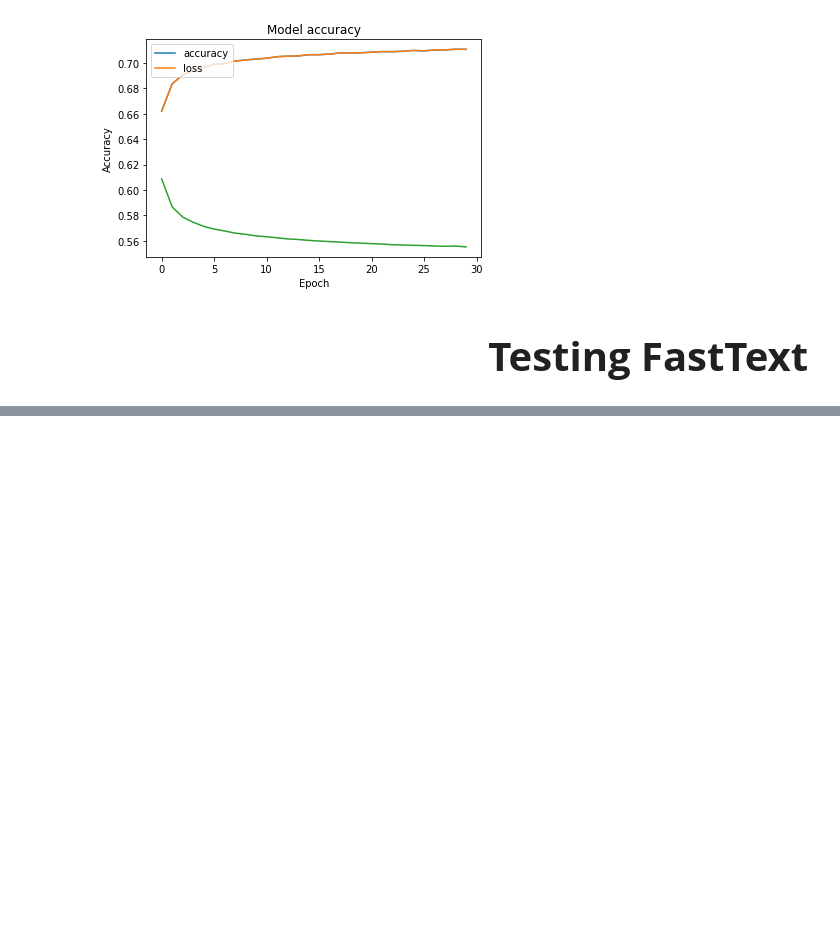
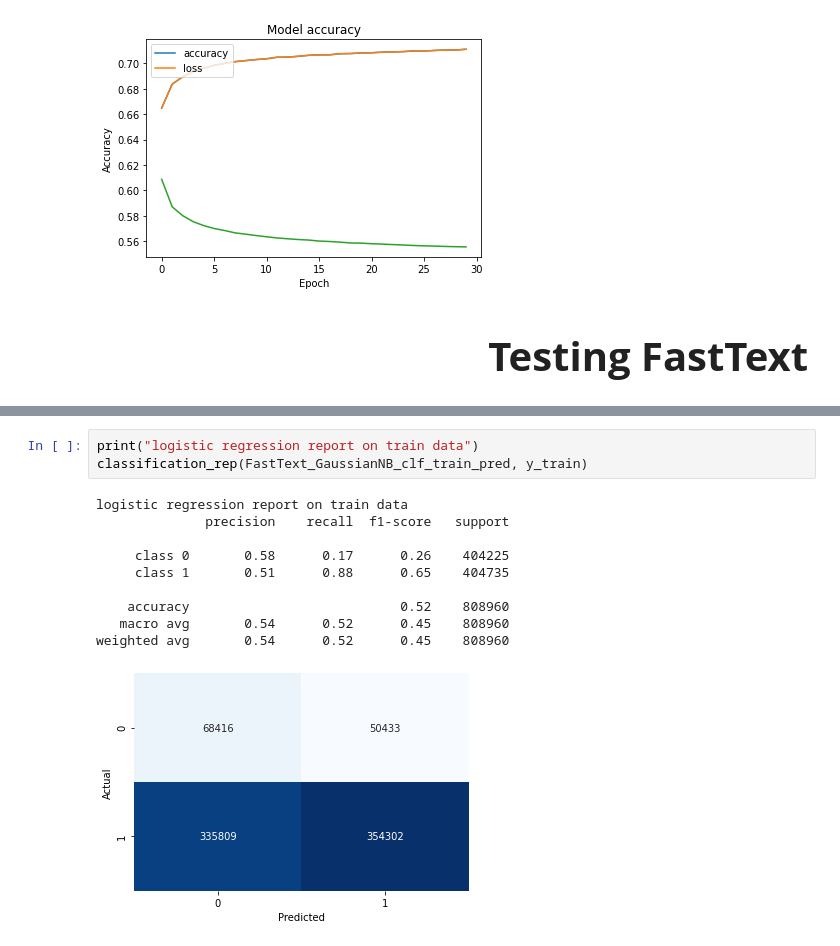
Before and after one commit to matinFT/ML-Project-Phase2, a Jupyter notebook: pr2.ipynb, the cells around one changed output, grey strips where cells are left out. Drawn from its saved outputs; the diff is of its cells as text; blank space fills up the shorter version.

```diff
--- a/pr2.ipynb
+++ b/pr2.ipynb
@@ -971,0 +1141,14 @@ plt.show()
+# %%
+print("logistic regression report on train data")
+classification_rep(FastText_GaussianNB_clf_train_pred, y_train)
+# %% [output]
+logistic regression report on train data
+              precision    recall  f1-score   support
+
+     class 0       0.58      0.17      0.26    404225
+     class 1       0.51      0.88      0.65    404735
+
+    accuracy                           0.52    808960
+   macro avg       0.54      0.52      0.45    808960
+weighted avg       0.54      0.52      0.45    808960
+[figure, added]
```
Also changed, not shown: parts of 114 cells of this notebook, 3 other files.
